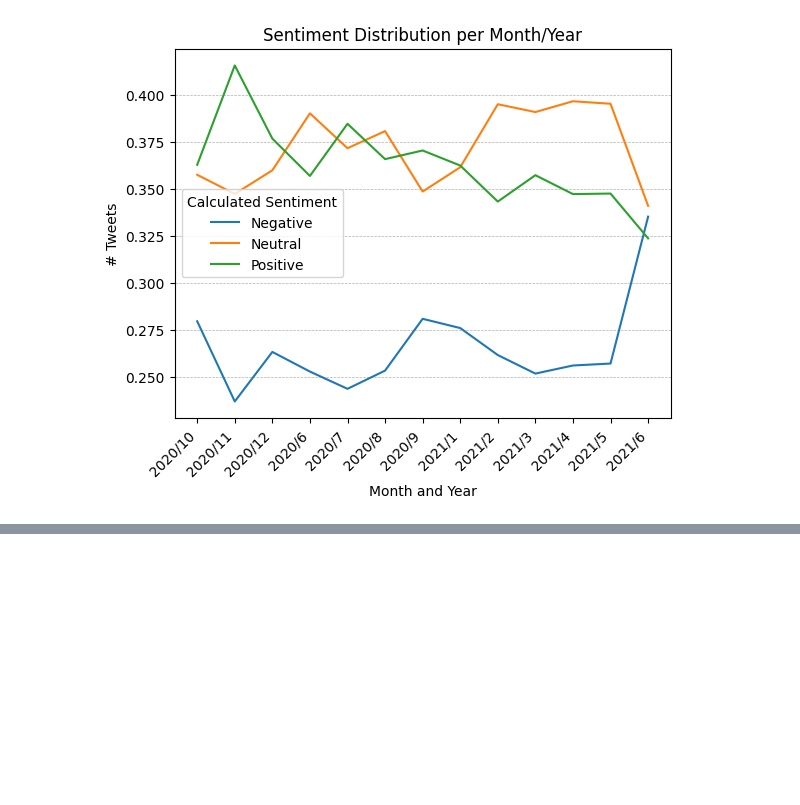
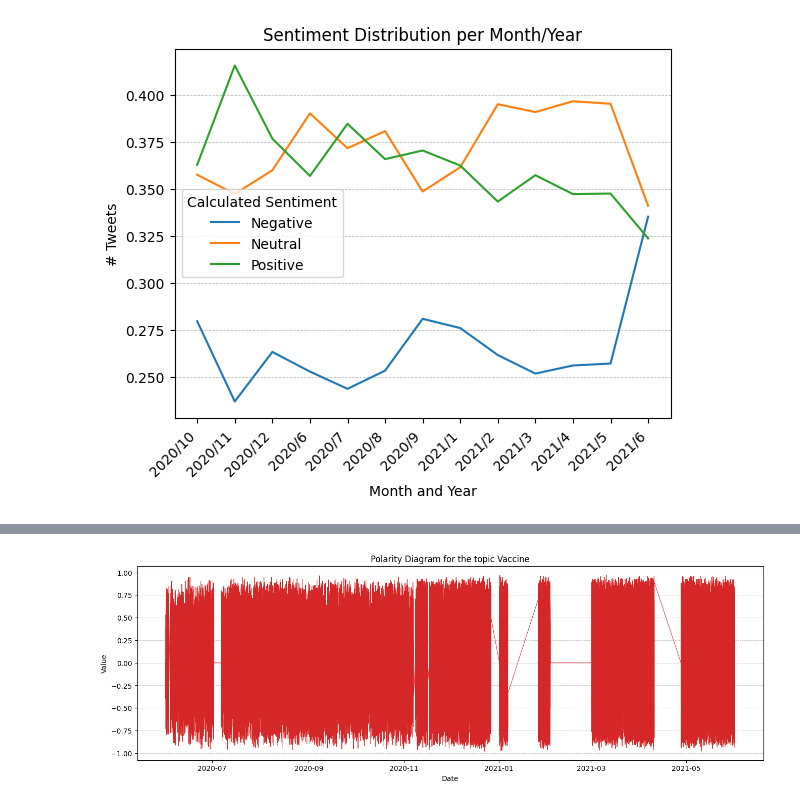
Before and after one commit to sba22243/ca2-sem2, a Jupyter notebook: sba22243_Integrated_CA2_sentiment_step_2.ipynb, the cells around one changed output, grey strips where cells are left out. Cells and saved outputs as stored; diff of their text form; code cells hidden in the pictures; blank space fills up the shorter version.

```diff
--- a/sba22243_Integrated_CA2_sentiment_step_2.ipynb
+++ b/sba22243_Integrated_CA2_sentiment_step_2.ipynb
@@ -196,0 +215,9 @@ plt.show()
+# %%
+# data preparation for timeseries
+time_series_df = pdf.copy(deep=True)
+time_series_df.drop_duplicates(subset=['timestamp_ms'], keep='last', inplace=True)
+time_series_df = time_series_df.loc[:, ['timestamp_ms', 'sentiment_compound']]
+# %%
+time_series_df['timestamp'] = pd.to_datetime(time_series_df['timestamp_ms'], unit='ms')
+time_series_df = time_series_df.sort_values(by='timestamp', ascending=True)
+time_series_df.head()
@@ -196,0 +231,2 @@ plt.show()
+# %%
+time_series_df.set_index('timestamp', inplace=True)
@@ -196,0 +243,11 @@ plt.show()
+# %%
+def plot_df(x, y, title="", xlabel='Date', ylabel='Value', dpi=100):
+    plt.figure(figsize=(16,5), dpi=dpi)
+    plt.plot(x, y, color='tab:red', linewidth = '0.7')
+    plt.gca().set(title=title, xlabel=xlabel, ylabel=ylabel)
+    plt.grid(axis = 'y', linestyle = '--', linewidth = 0.5)
+    plt.show()
+# %%
+plot_df(x=time_series_df.index, y=time_series_df['sentiment_compound'], title='Polarity Diagram for the topic Vaccine')
+# %% [output]
+[figure, added]
```
Also changed, not shown: parts of 40 cells of this notebook, 1 other file.
